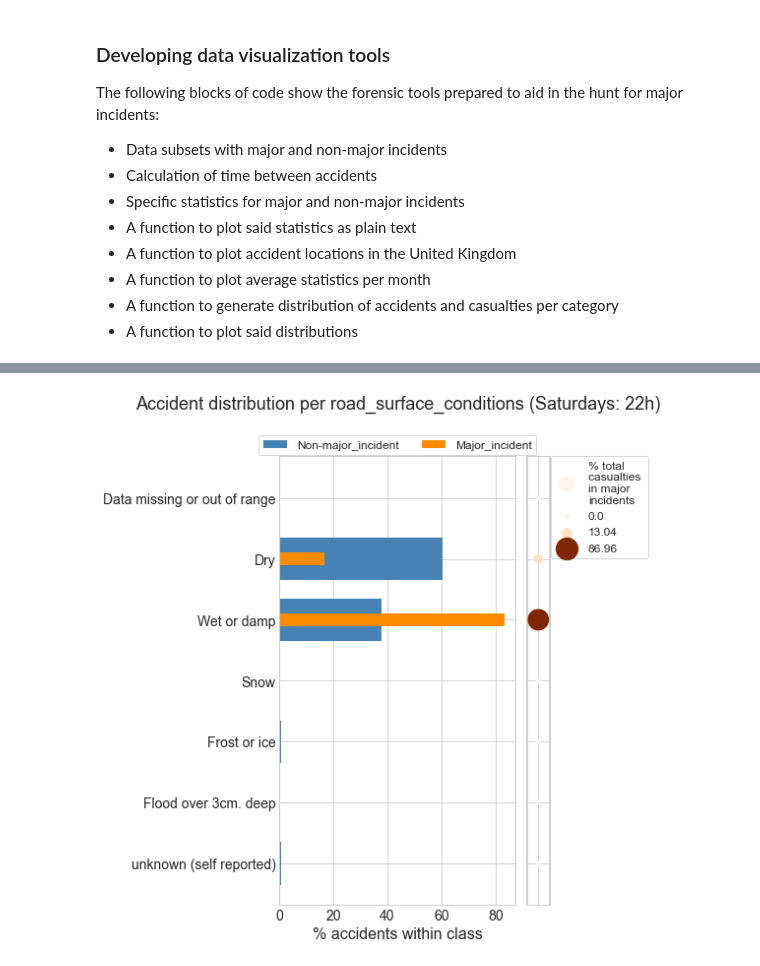
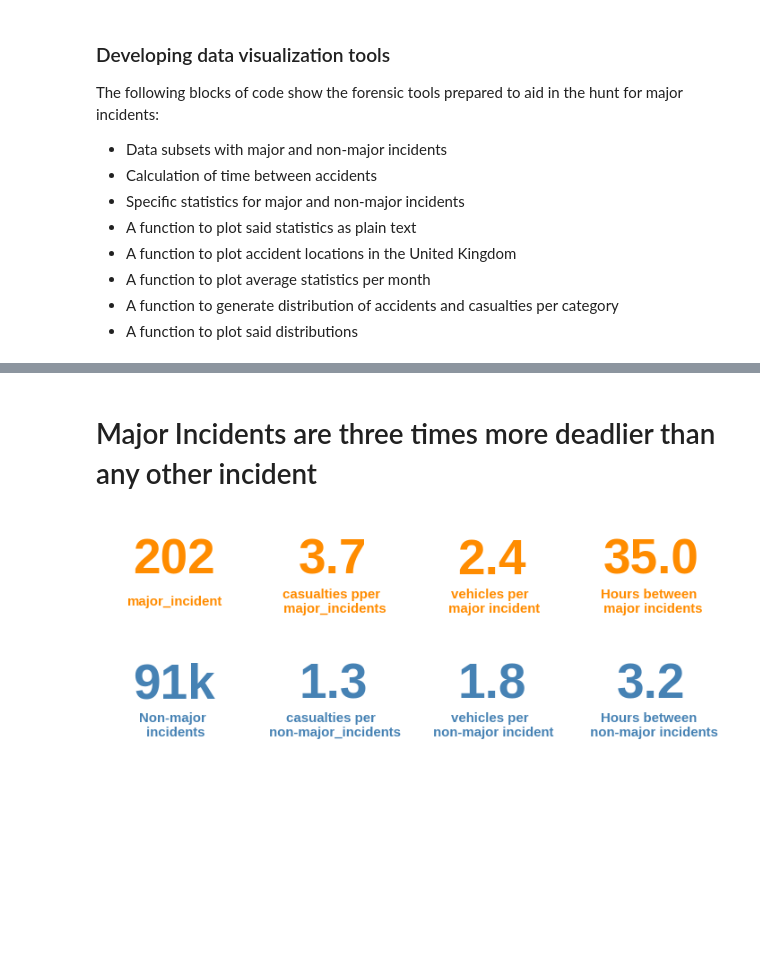
Before and after one commit to SirTee12/Hidden-Killer-on-the-road-Analysis-, a Jupyter notebook: Hidden_killer_on_the_road_analysis.ipynb, the cells around one changed output, grey strips where cells are left out. Saved outputs shown, nothing was run; the diff lists cells and outputs as text; code cells hidden in the pictures; blank space fills up the shorter version.

```diff
--- a/Hidden_killer_on_the_road_analysis.ipynb
+++ b/Hidden_killer_on_the_road_analysis.ipynb
@@ -911,10 +415,0 @@ plot_bullets_('road_type', ax[0], ax[1], saturdays_22h, ' (Saturdays: 22h)')
-# %%
-# Plot distribution of accidents and casualties per road surface conditions on Saturdays at 22h
-plt.style.use('seaborn-whitegrid')
-fig, ax = plt.subplots(1, 2, figsize=(8,8), sharey=True, \
-                       gridspec_kw=dict(width_ratios=[3, 0.3]))
-
-saturdays_22h = accidents[(accidents['day_of_week']==7)&(accidents['hour']==22)]
-plot_bullets_('road_surface_conditions', ax[0], ax[1], saturdays_22h, ' (Saturdays: 22h)')
-# %% [output]
-[figure, removed]
@@ -920,0 +432,28 @@ plot_bullets_('road_surface_conditions', ax[0], ax[1], saturdays_22h, ' (Saturda
+# %%
+# Create major incident values to plot in text form
+major_val = []
+major_val.append(str(np.round(major_incident.shape[0], 1)))
+major_val.append(str(np.round(major_incident['number_of_casualties'].mean(),1)))
+major_val.append(str(np.round(major_incident['number_of_vehicles'].mean(),1)))
+major_val.append(str(np.round(time_to_major,1)))
+
+# create major incident text
+major_text = []
+major_text.append('major_incident')
+major_text.append('casualties pper \n major_incidents')
+major_text.append('vehicles per \n major incident')
+major_text.append('Hours between \n major incidents')
+# %%
+# Create major incident values to plot in text form
+non_major_val = []
+non_major_val.append(str(int(np.round(minor_incident.shape[0]/1000, 0)))+'k')
+non_major_val.append(str(np.round(minor_incident['number_of_casualties'].mean(),1)))
+non_major_val.append(str(np.round(minor_incident['number_of_vehicles'].mean(),1)))
+non_major_val.append(str(np.round(time_to_non_major,1)))
+
+# create major incident text
+non_major_text = []
+non_major_text.append('Non-major \n incidents')
+non_major_text.append('casualties per \n non-major_incidents')
+non_major_text.append('vehicles per \n non-major incident')
+non_major_text.append('Hours between \n  non-major incidents')
@@ -920,0 +664,20 @@ plot_bullets_('road_surface_conditions', ax[0], ax[1], saturdays_22h, ' (Saturda
+# %% [markdown]
+# Major Incidents are three times more deadlier than any other incident
+# %%
+# plot text value of the accidents statistics
+plt.style.use('seaborn-white')
+
+# create subplot
+fig, ax = plt.subplots(2, 4, figsize = (10, 4))
+ax = ax.ravel()
+m = 0
+
+# plot
+for value, text in zip(major_val, major_text):
+  plot_stat(value, text, 'major', ax[m])
+  m += 1
+for value, text in zip(non_major_val, non_major_text):
+  plot_stat(value, text, 'Non-major', ax[m])
+  m += 1
+# %% [output]
+[figure, added]
```
Also changed, not shown: parts of 116 cells of this notebook.
